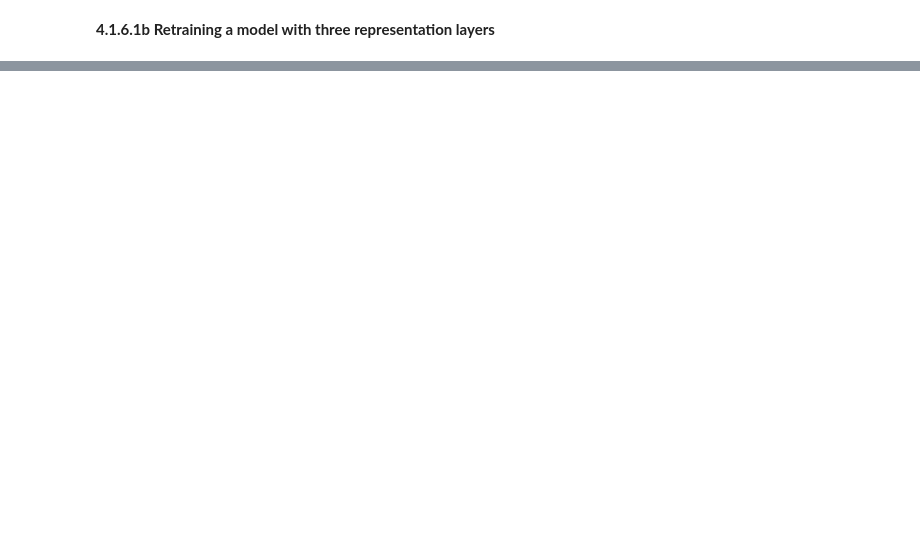
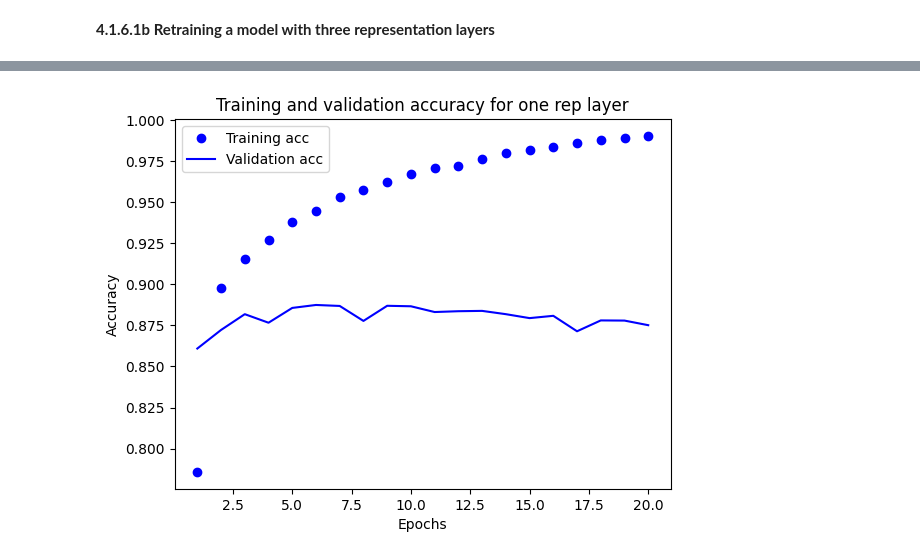
Before and after one commit to kumj2028/CSEN-5350-Application-of-Neural-Networks, a Jupyter notebook: homework5/homework5.ipynb, the cells around one changed output, grey strips where cells are left out. Saved outputs shown, nothing was run; the diff lists cells and outputs as text; code cells hidden in the pictures; blank space fills up the shorter version.

```diff
--- a/homework5/homework5.ipynb
+++ b/homework5/homework5.ipynb
@@ -143,6 +160,6 @@ history = model.fit(partial_x_train,
                     batch_size=512,
                     validation_data=(x_val, y_val))
 
-history_dict = history.history
+one_rep_layer_history_dict = history.history
 # %% [output]
 Epoch 1/20
@@ -218,0 +369,4 @@ Epoch 20/20
+# %%
+plot_history_accuracy(one_rep_layer_history_dict, "Training and validation accuracy for one rep layer")
+# %% [output]
+[figure, added]
```
Also changed, not shown: parts of 108 cells of this notebook.
